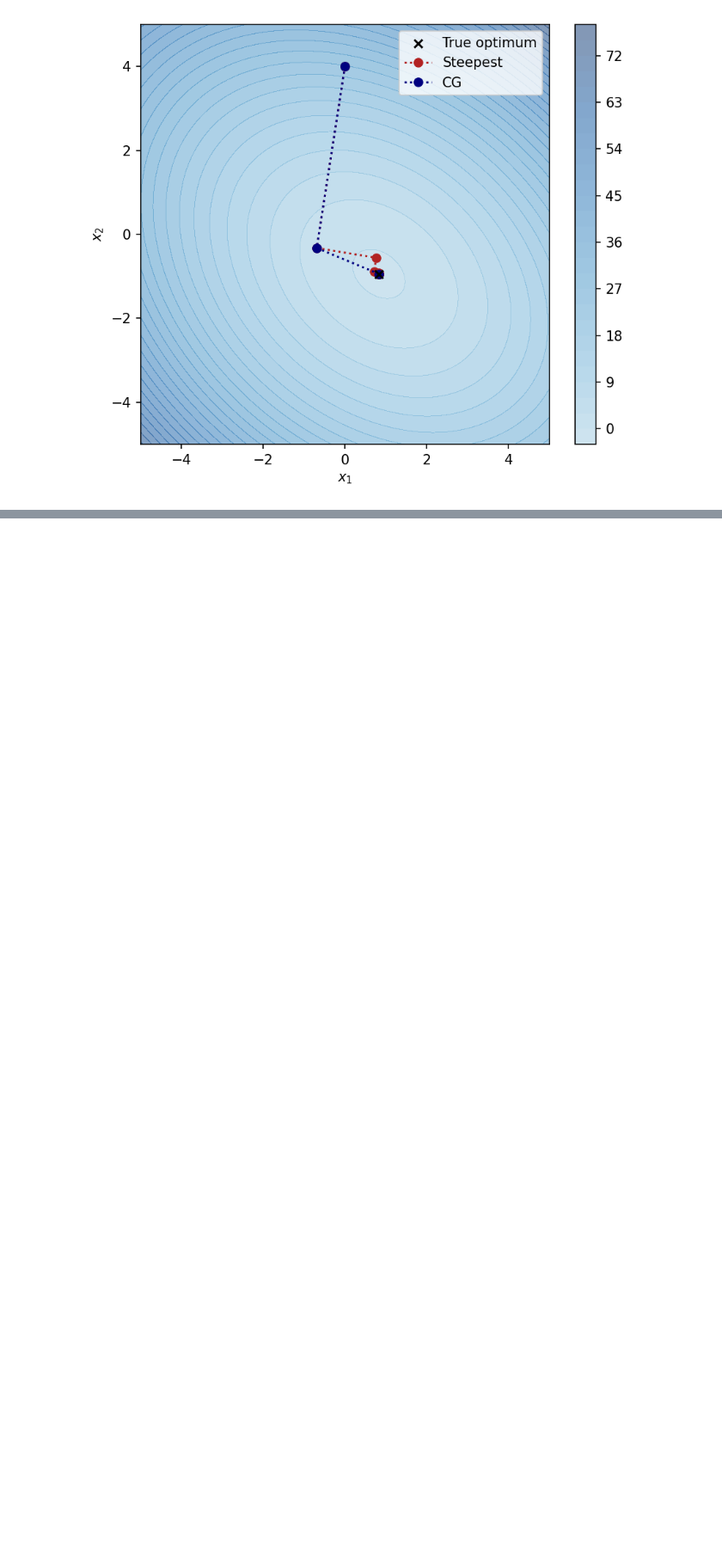
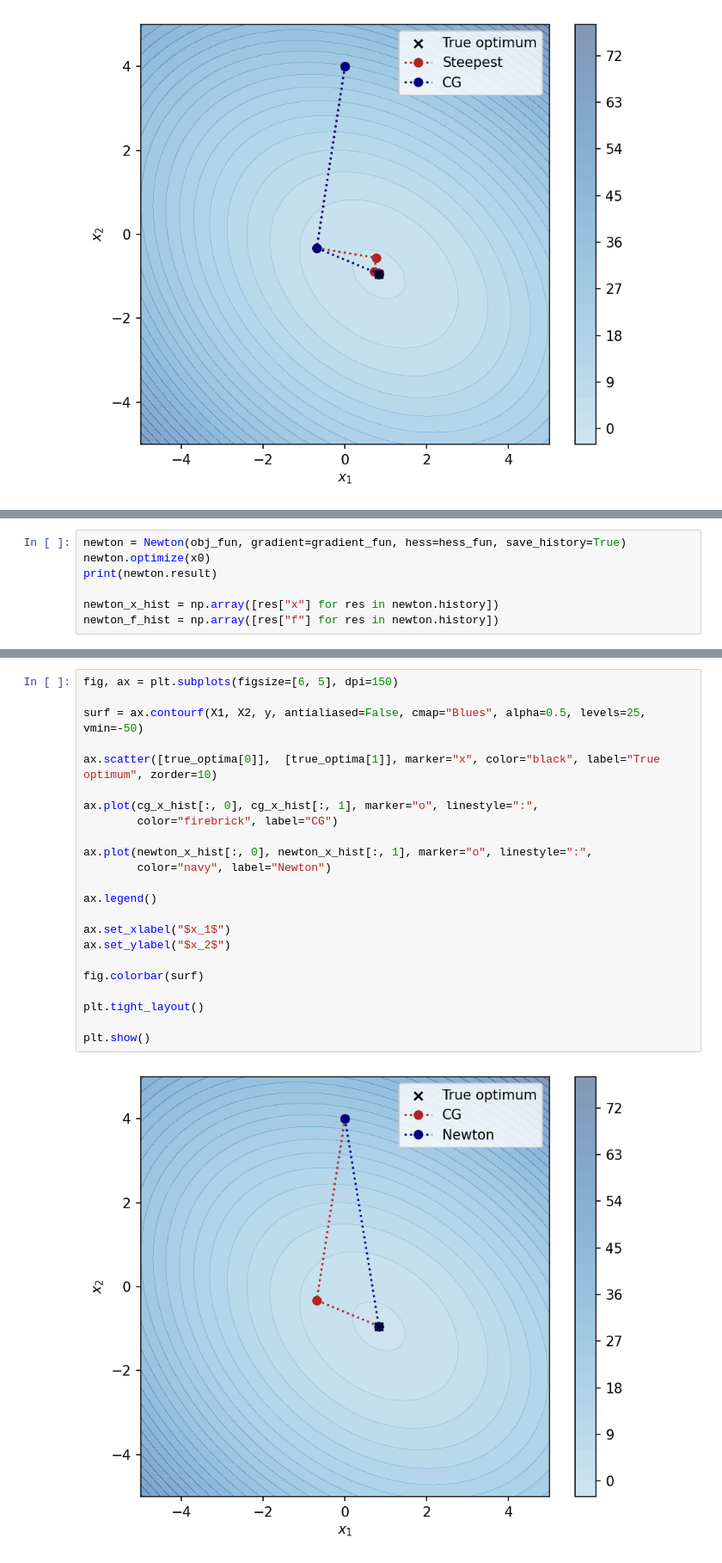
Before and after one commit to mahsanghani/code_abbey, a Jupyter notebook: projects/convex/problems.ipynb, the cells around one changed output, grey strips where cells are left out. Shown at 86% size. Cells and saved outputs as stored; diff of their text form; blank space fills up the shorter version.

Commit message:
Newton

```diff
--- a/projects/convex/problems.ipynb
+++ b/projects/convex/problems.ipynb
@@ -310,0 +330,7 @@ plt.show()
+# %%
+newton = Newton(obj_fun, gradient=gradient_fun, hess=hess_fun, save_history=True)
+newton.optimize(x0)
+print(newton.result)
+
+newton_x_hist = np.array([res["x"] for res in newton.history])
+newton_f_hist = np.array([res["f"] for res in newton.history])
@@ -310,0 +339,25 @@ plt.show()
+# %%
+fig, ax = plt.subplots(figsize=[6, 5], dpi=150)
+
+surf = ax.contourf(X1, X2, y, antialiased=False, cmap="Blues", alpha=0.5, levels=25, vmin=-50)
+
+ax.scatter([true_optima[0]],  [true_optima[1]], marker="x", color="black", label="True optimum", zorder=10)
+
+ax.plot(cg_x_hist[:, 0], cg_x_hist[:, 1], marker="o", linestyle=":",
+        color="firebrick", label="CG")
+
+ax.plot(newton_x_hist[:, 0], newton_x_hist[:, 1], marker="o", linestyle=":",
+        color="navy", label="Newton")
+
+ax.legend()
+
+ax.set_xlabel("$x_1$")
+ax.set_ylabel("$x_2$")
+
+fig.colorbar(surf)
+
+plt.tight_layout()
+
+plt.show()
+# %% [output]
+[figure, added]
```
Also changed, not shown: parts of 2 cells of this notebook.
